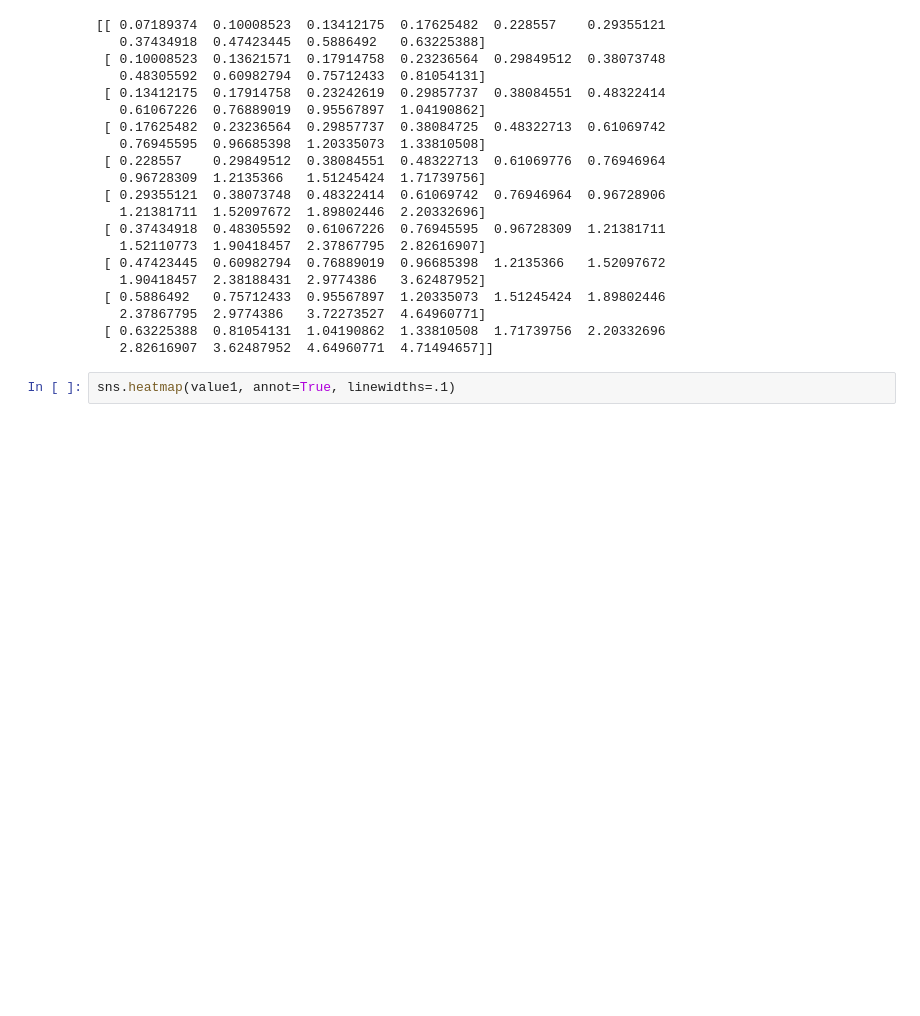
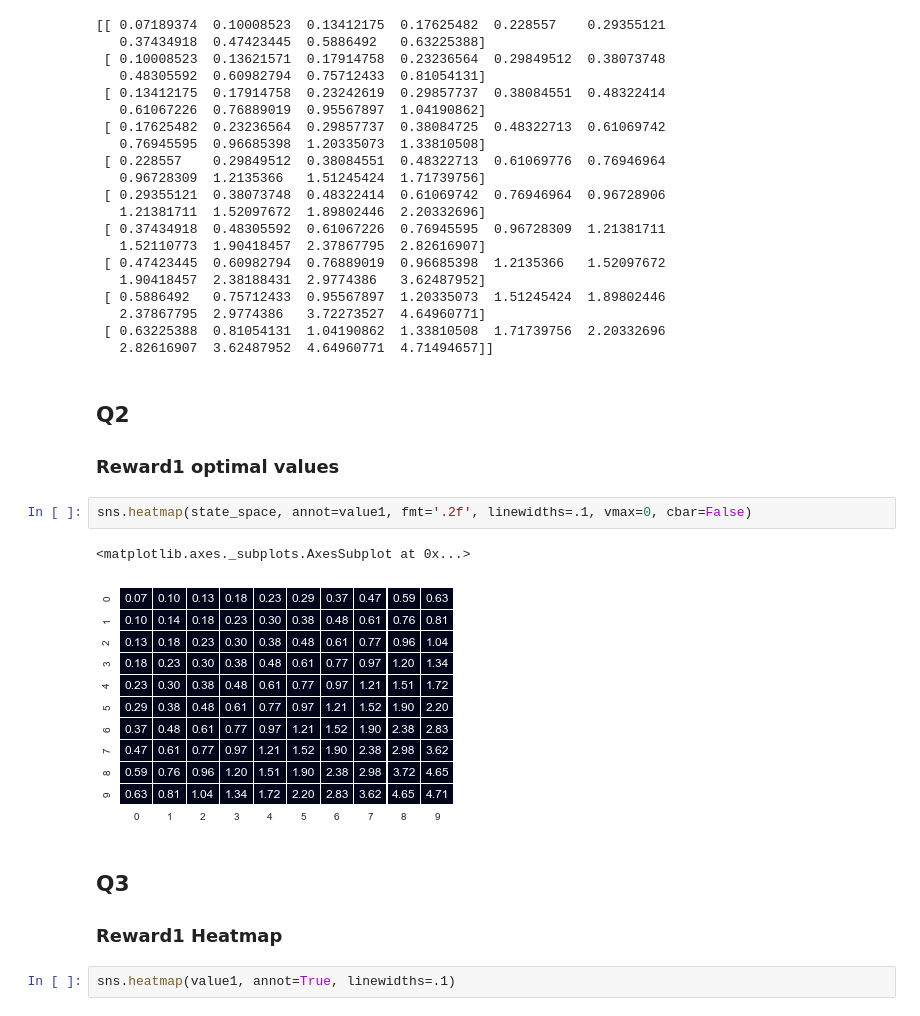
Before and after one commit to maithilibhide/ECE232, a Jupyter notebook: Project3/reinforcement_learning.ipynb, the cells around one changed output. Drawn from its saved outputs; the diff is of its cells as text; blank space fills up the shorter version.

```diff
--- a/Project3/reinforcement_learning.ipynb
+++ b/Project3/reinforcement_learning.ipynb
@@ -226,6 +235,17 @@ print(value1)
    2.37867795  2.9774386   3.72273527  4.64960771]
  [ 0.63225388  0.81054131  1.04190862  1.33810508  1.71739756  2.20332696
    2.82616907  3.62487952  4.64960771  4.71494657]]
+# %% [markdown]
+<h2>Q2</h2>
+<h3>Reward1 optimal values</h3>
+# %%
+sns.heatmap(state_space, annot=value1, fmt='.2f', linewidths=.1, vmax=0, cbar=False)
+# %% [output]
+<matplotlib.axes._subplots.AxesSubplot at 0x...>
+[figure, added]
+# %% [markdown]
+<h2>Q3</h2>
+<h3>Reward1 Heatmap</h3>
 # %%
 sns.heatmap(value1, annot=True, linewidths=.1)
 # %% [output]
```
Also changed, not shown: parts of 12 cells of this notebook.
